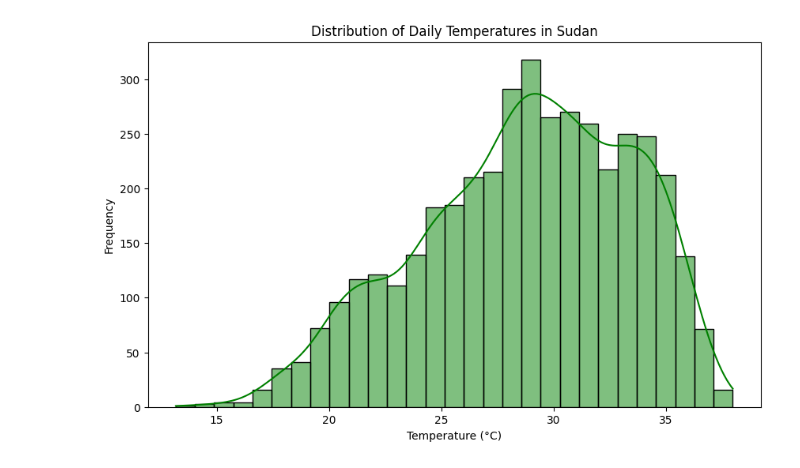
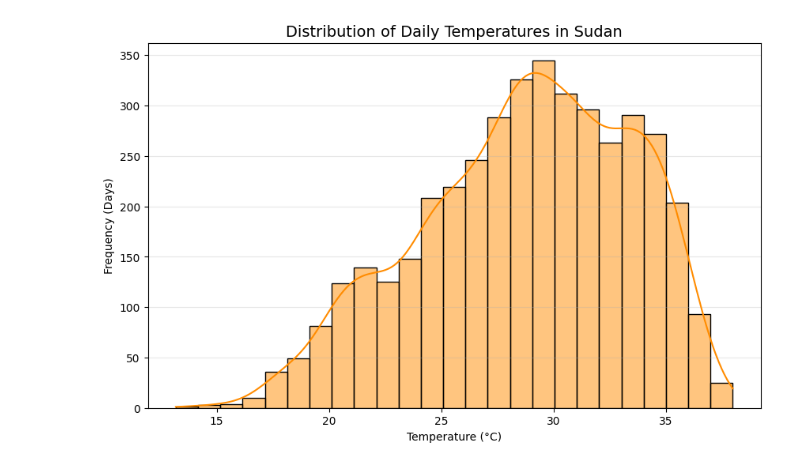
Before and after one commit to meba-tesfaye/climate-challenge-week0, a Jupyter notebook: sudan_eda.ipynb, the cells around one changed output. Saved outputs shown, nothing was run; the diff lists cells and outputs as text; code cells hidden in the pictures.

```diff
--- a/sudan_eda.ipynb
+++ b/sudan_eda.ipynb
@@ -38,0 +1,13 @@ print("✅ Sudan data is ready!")
+# %%
+import pandas as pd
+import matplotlib.pyplot as plt
+import seaborn as sns
+import numpy as np
+import warnings
+warnings.filterwarnings('ignore') # This hides those "FutureWarnings"
+
+# Loading Sudan
+df = pd.read_csv("data/sudan_clean.csv")
+
+# Quick check to ensure it's loaded
+df.head()
@@ -39,9 +59,12 @@ print("✅ Sudan data is ready!")
 # %%
 plt.figure(figsize=(10, 6))
-sns.histplot(df['T2M'], kde=True, color='green')
-plt.title('Distribution of Daily Temperatures in Sudan')
+# Using a "warm" color to reflect Sudan's climate
+sns.histplot(df['T2M'], bins=25, kde=True, color='darkorange')
+
+plt.title('Distribution of Daily Temperatures in Sudan', fontsize=14)
 plt.xlabel('Temperature (°C)')
-plt.ylabel('Frequency')
+plt.ylabel('Frequency (Days)')
+plt.grid(axis='y', alpha=0.3)
 plt.show()
 # %% [output]
-[figure, old version]
+[figure, new version]
```
Also changed, not shown: parts of 9 cells of this notebook, 3 other files.
